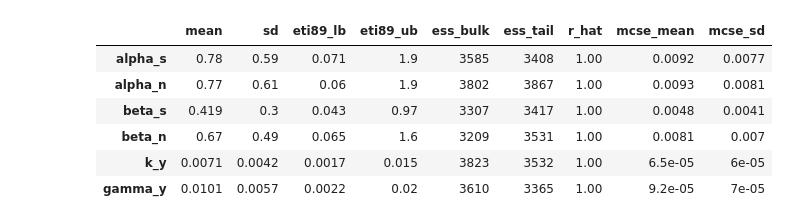
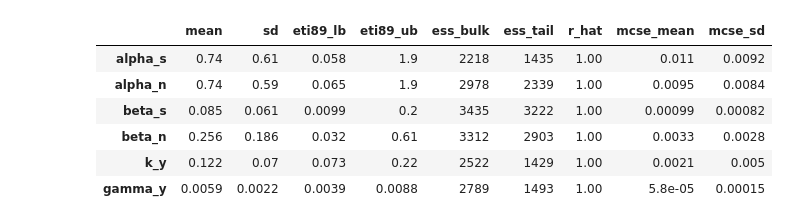
Before and after one commit to pacifistsilver/agsu_et_al_2025_mechanistic_models, a Jupyter notebook: abc-notebook.ipynb, the cells around one changed output. Cells and saved outputs as stored; diff of their text form; code cells hidden in the pictures.

```diff
--- a/abc-notebook.ipynb
+++ b/abc-notebook.ipynb
@@ -7,15 +7,7 @@ import matplotlib.pyplot as plt
 import os
 az.style.use("arviz-darkgrid")
 # %%
-trace_file = "monomer_synthetic_fit1.nc"
-#trace_file = "dimer_model_v01_new1.nc"
-trace_file_nanog = "nanog3.nc"
-trace_file_sox2 = "sox2.nc"
-trace_file_sox2_monomer = "sox2_monomer.nc"
-
-
-samples_sox2 = az.from_netcdf(trace_file_sox2)
-samples_nanog = az.from_netcdf(trace_file_nanog)
-samples_sox2_monomer = az.from_netcdf(trace_file_sox2_monomer)
-test = az.from_netcdf(trace_file)
-var_names = ["alpha_s", "alpha_n", "beta_s", "beta_n", "k_y", "gamma_y"]
+monomer_trace = "1_ep_test_summary.nc"
+monomer_trace = az.from_netcdf(monomer_trace)
+trace = "1.nc"
+trace = az.from_netcdf(trace)
@@ -48,11 +30,11 @@ az.plot_forest(samples_sox2, var_names=var_names)
 # %%
 
-az.summary(samples_sox2_monomer, kind="all")
+az.summary(trace, kind="all")
 # %% [output]
 |  | mean | sd | eti89_lb | eti89_ub | ess_bulk | ess_tail | r_hat | mcse_mean | mcse_sd |
-| alpha_s | 0.78 | 0.59 | 0.071 | 1.9 | 3585 | 3408 | 1.00 | 0.0092 | 0.0077 |
-| alpha_n | 0.77 | 0.61 | 0.06 | 1.9 | 3802 | 3867 | 1.00 | 0.0093 | 0.0081 |
-| beta_s | 0.419 | 0.3 | 0.043 | 0.97 | 3307 | 3417 | 1.00 | 0.0048 | 0.0041 |
-| beta_n | 0.67 | 0.49 | 0.065 | 1.6 | 3209 | 3531 | 1.00 | 0.0081 | 0.007 |
-| k_y | 0.0071 | 0.0042 | 0.0017 | 0.015 | 3823 | 3532 | 1.00 | 6.5e-05 | 6e-05 |
-| gamma_y | 0.0101 | 0.0057 | 0.0022 | 0.02 | 3610 | 3365 | 1.00 | 9.2e-05 | 7e-05 |
+| alpha_s | 0.74 | 0.61 | 0.058 | 1.9 | 2218 | 1435 | 1.00 | 0.011 | 0.0092 |
+| alpha_n | 0.74 | 0.59 | 0.065 | 1.9 | 2978 | 2339 | 1.00 | 0.0095 | 0.0084 |
+| beta_s | 0.085 | 0.061 | 0.0099 | 0.2 | 3435 | 3222 | 1.00 | 0.00099 | 0.00082 |
+| beta_n | 0.256 | 0.186 | 0.032 | 0.61 | 3312 | 2903 | 1.00 | 0.0033 | 0.0028 |
+| k_y | 0.122 | 0.07 | 0.073 | 0.22 | 2522 | 1429 | 1.00 | 0.0021 | 0.005 |
+| gamma_y | 0.0059 | 0.0022 | 0.0039 | 0.0088 | 2789 | 1493 | 1.00 | 5.8e-05 | 0.00015 |
```
Also changed, not shown: parts of 15 cells of this notebook, 19 other files.
